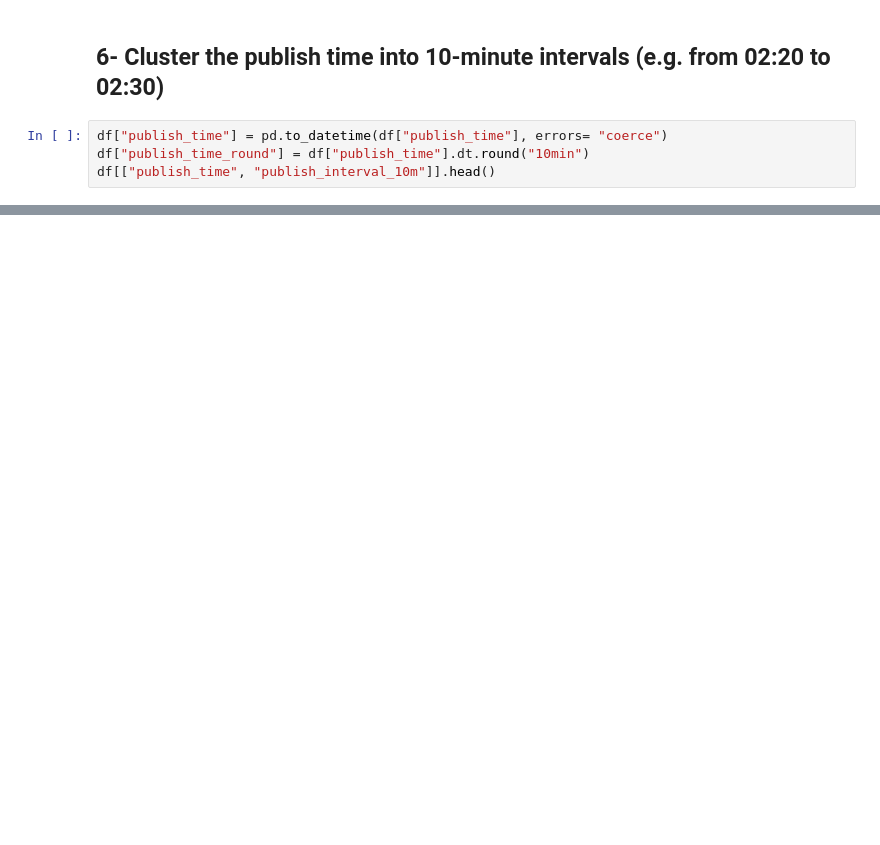
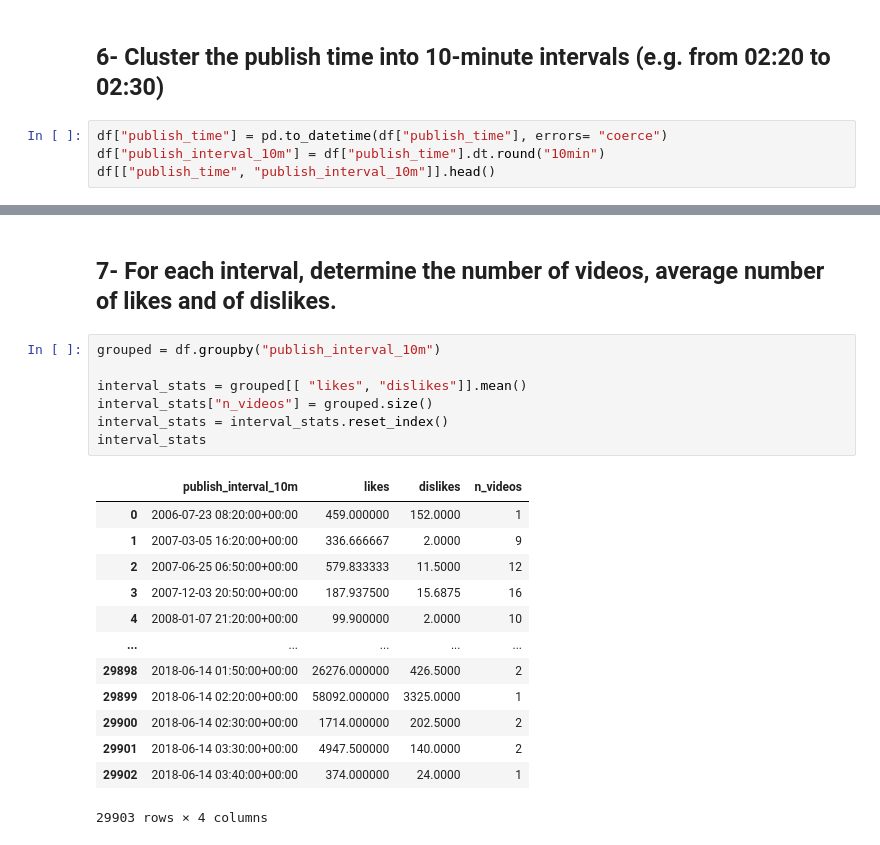
Before and after one commit to CS-Project-Data-Science-2025-2026/Youtube_Data_Project, a Jupyter notebook: try.ipynb, the cells around one changed output, grey strips where cells are left out. Drawn from its saved outputs; the diff is of its cells as text; blank space fills up the shorter version.

```diff
--- a/try.ipynb
+++ b/try.ipynb
@@ -123,5 +140,5 @@ df["like_ratio"] = df["likes"] / df["dislikes"]
 ## 6- Cluster the publish time into 10-minute intervals (e.g. from 02:20 to 02:30)
 # %%
 df["publish_time"] = pd.to_datetime(df["publish_time"], errors= "coerce")
-df["publish_time_round"] = df["publish_time"].dt.round("10min")
+df["publish_interval_10m"] = df["publish_time"].dt.round("10min")
 df[["publish_time", "publish_interval_10m"]].head()
@@ -127,0 +152,23 @@ df[["publish_time", "publish_interval_10m"]].head()
+# %% [markdown]
+## 7- For each interval, determine the number of videos, average number of likes and of dislikes.
+# %%
+grouped = df.groupby("publish_interval_10m")
+
+interval_stats = grouped[[ "likes", "dislikes"]].mean()
+interval_stats["n_videos"] = grouped.size()
+interval_stats = interval_stats.reset_index()
+interval_stats
+# %% [output]
+|  | publish_interval_10m | likes | dislikes | n_videos |
+| 0 | 2006-07-23 08:20:00+00:00 | 459.000000 | 152.0000 | 1 |
+| 1 | 2007-03-05 16:20:00+00:00 | 336.666667 | 2.0000 | 9 |
+| 2 | 2007-06-25 06:50:00+00:00 | 579.833333 | 11.5000 | 12 |
+| 3 | 2007-12-03 20:50:00+00:00 | 187.937500 | 15.6875 | 16 |
+| 4 | 2008-01-07 21:20:00+00:00 | 99.900000 | 2.0000 | 10 |
+| ... | ... | ... | ... | ... |
+| 29898 | 2018-06-14 01:50:00+00:00 | 26276.000000 | 426.5000 | 2 |
+| 29899 | 2018-06-14 02:20:00+00:00 | 58092.000000 | 3325.0000 | 1 |
+| 29900 | 2018-06-14 02:30:00+00:00 | 1714.000000 | 202.5000 | 2 |
+| 29901 | 2018-06-14 03:30:00+00:00 | 4947.500000 | 140.0000 | 2 |
+| 29902 | 2018-06-14 03:40:00+00:00 | 374.000000 | 24.0000 | 1 |
+29903 rows × 4 columns
```
Also changed, not shown: parts of 3 cells of this notebook.
